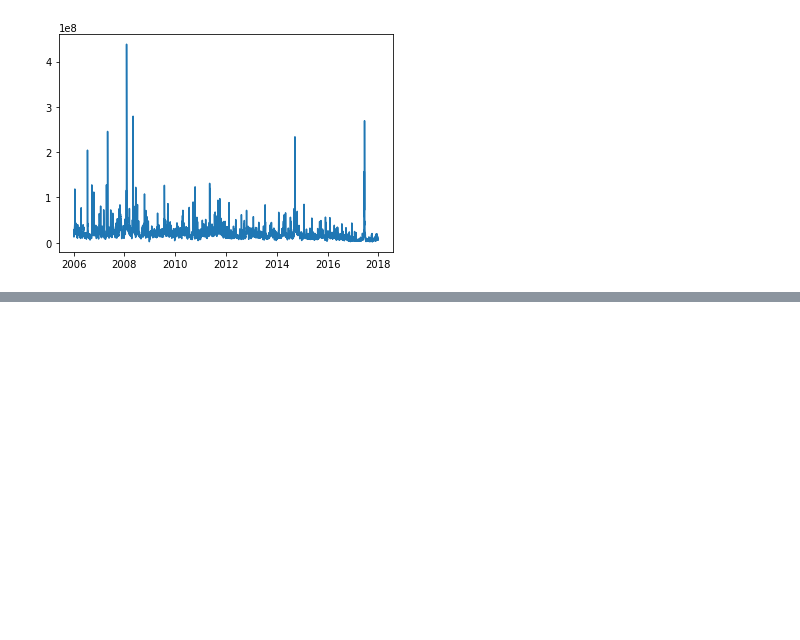
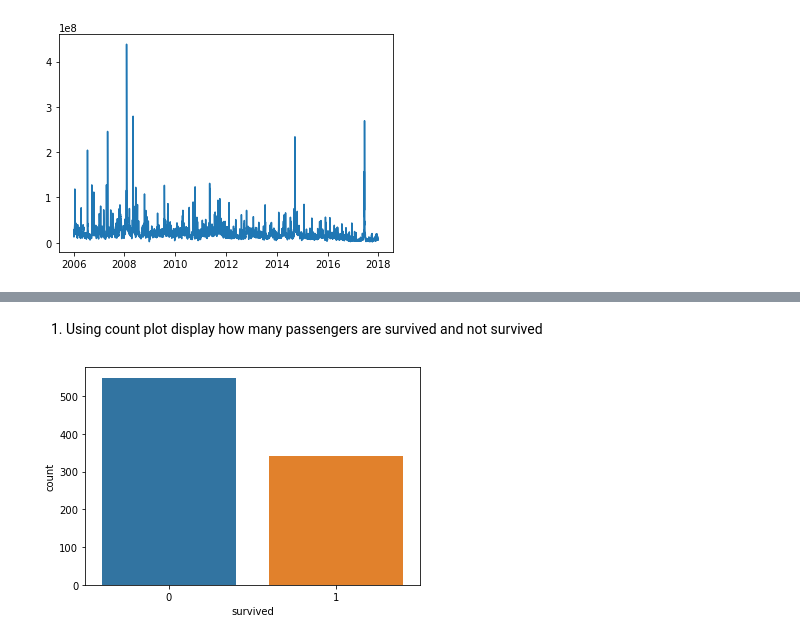
Before and after one commit to Gururaj45/pydatabase, a Jupyter notebook: Data_Visualization_with_python.ipynb, the cells around one changed output, grey strips where cells are left out. Saved outputs shown, nothing was run; the diff lists cells and outputs as text; code cells hidden in the pictures; blank space fills up the shorter version.

Commit message:
Data_Visualization_with_python

```diff
--- a/Data_Visualization_with_python.ipynb
+++ b/Data_Visualization_with_python.ipynb
@@ -950,0 +969,12 @@ array([<AxesSubplot:xlabel='Date'>, <AxesSubplot:xlabel='Date'>,
+# %% [markdown]
+1. Using count plot display how many passengers are survived and not survived
+# %%
+import pandas as pd
+import numpy as np
+import matplotlib.pyplot as plt
+import seaborn as Sns
+df = Sns.load_dataset("titanic")
+Sns.countplot(x = df["survived"],data = df)
+plt.show()
+# %% [output]
+[figure, added]
```
Also changed, not shown: parts of 90 cells of this notebook.
